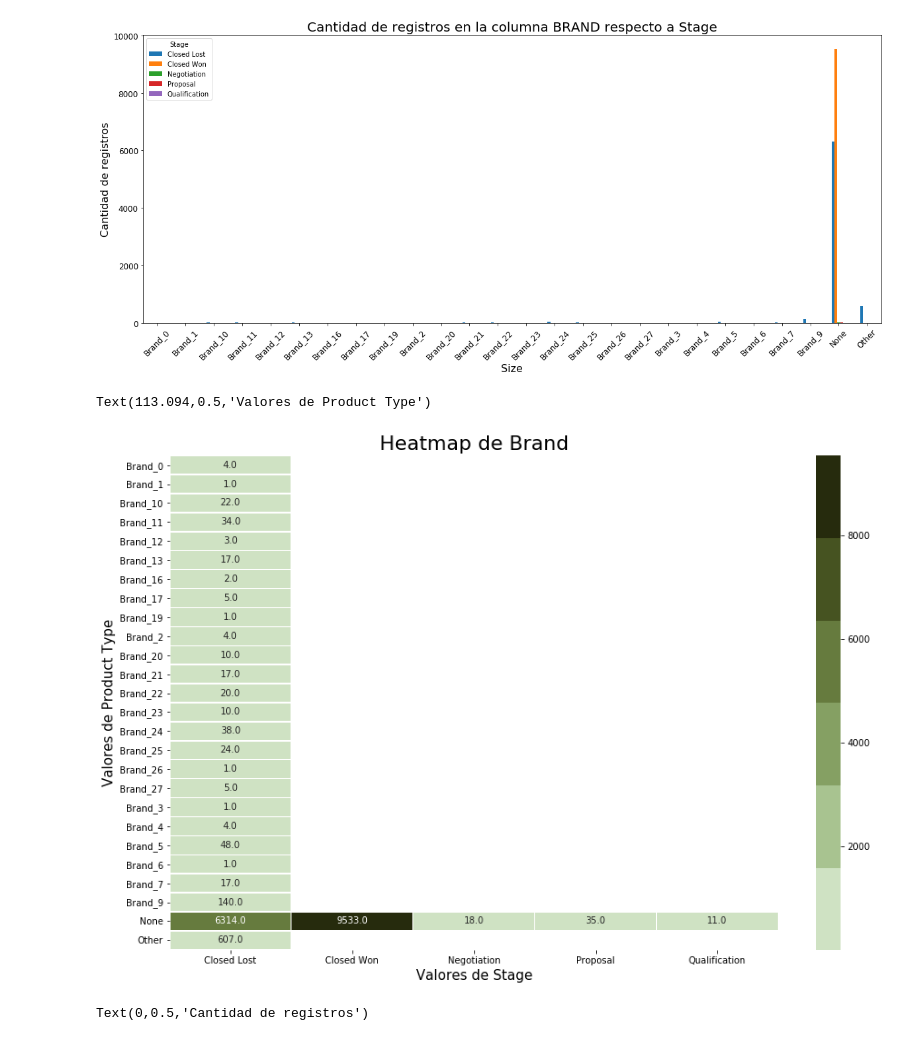
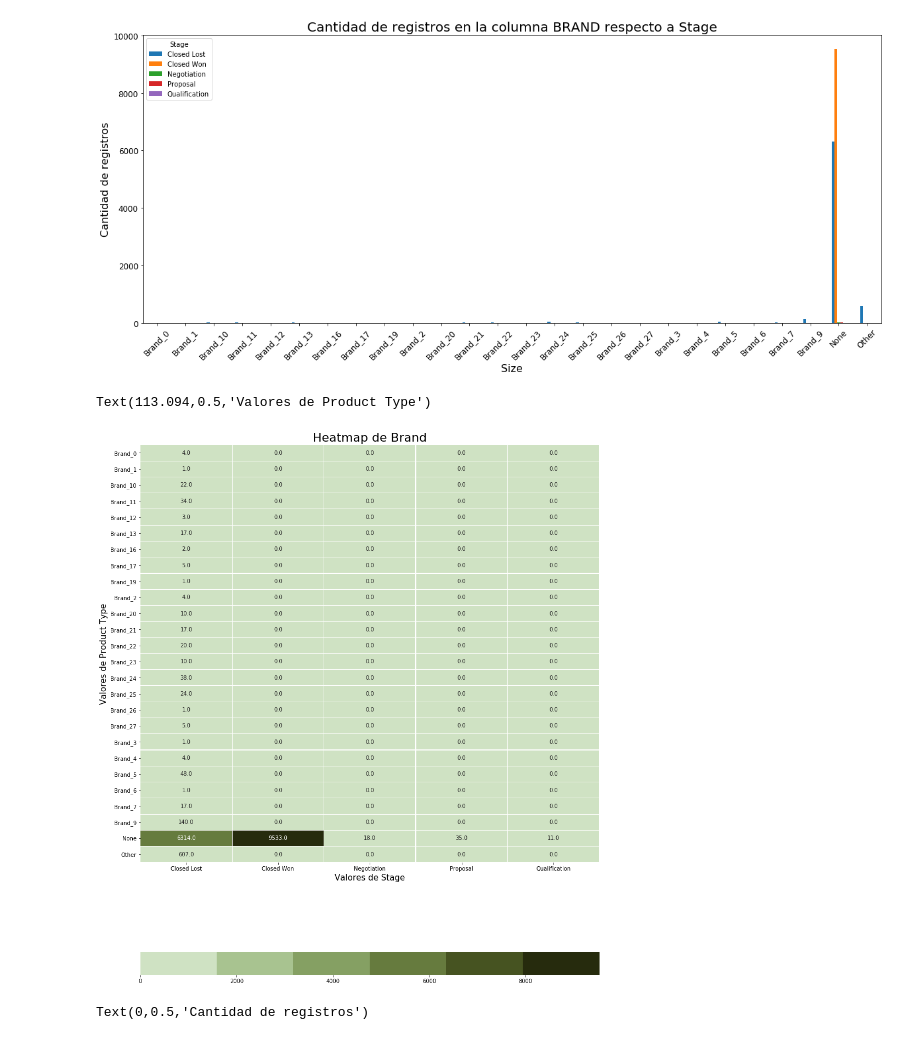
Before and after one commit to felipegonzalez2112/tp-2020-orga-datos, a Jupyter notebook: TP1-Analisis.ipynb, the cells around one changed output. Drawn from its saved outputs; the diff is of its cells as text; code cells hidden in the pictures.

```diff
--- a/TP1-Analisis.ipynb
+++ b/TP1-Analisis.ipynb
@@ -5,7 +5,7 @@ import seaborn as sns
 import matplotlib.pyplot as plt
 %matplotlib inline
 # %%
-eci = pd.read_csv('../Entrenamieto_ECI_2020.csv')
+eci = pd.read_csv('Entrenamieto_ECI_2020.csv')
 # %%
 #Visualizamos el set de datos
 eci.head()
@@ -153,7 +154,7 @@ Text(0,0.5,'Cantidad de registros')
 [figure]
 # %%
 eci_pivot_brand = eci.groupby(['Brand','Stage']).agg({'ID':'count'}).sort_values(by='ID', ascending=False).reset_index()
-eci_plot = eci_pivot_brand.pivot_table(index='Brand',columns='Stage',values='ID', aggfunc=np.sum)
+eci_plot = eci_pivot_brand.pivot_table(index='Brand',columns='Stage',values='ID', aggfunc=np.sum).fillna(0)
 eci_plot.plot(kind='bar',rot=45, figsize=(20,8),fontsize=12)
 
 plt.title('Cantidad de registros en la columna BRAND respecto a Stage', fontsize=20);
@@ -163,14 +164,14 @@ plt.ylabel('Cantidad de registros', fontsize=16)
 Text(0,0.5,'Cantidad de registros')
 [figure]
 # %%
-fig, ax = plt.subplots(figsize=(15,10))
-g = sns.heatmap(eci_plot, cmap=sns.color_palette("ch:s=1.5,rot=0.1"),   annot=True, fmt=".1f", linewidths=0.5, cbar_kws={"orientation": "vertical"}, ax=ax)
+fig, ax = plt.subplots(figsize=(15,20))
+g = sns.heatmap(eci_plot, cmap=sns.color_palette("ch:s=1.5,rot=0.1"),   annot=True, fmt=".1f", linewidths=0.1, cbar_kws={"orientation": "horizontal"}, ax=ax)
 g.set_title("Heatmap de Brand", fontsize=22)
 g.set_xlabel("Valores de Stage",fontsize=15)
 g.set_ylabel("Valores de Product Type", fontsize=15)
 # %% [output]
 Text(113.094,0.5,'Valores de Product Type')
-[figure, old version]
+[figure, new version]
 # %%
 eci2 = eci
 eci2['Opportunity_Created_Date_formated'] = pd.to_datetime(eci2['Opportunity_Created_Date'])
```
Also changed, not shown: parts of 18 cells of this notebook.
